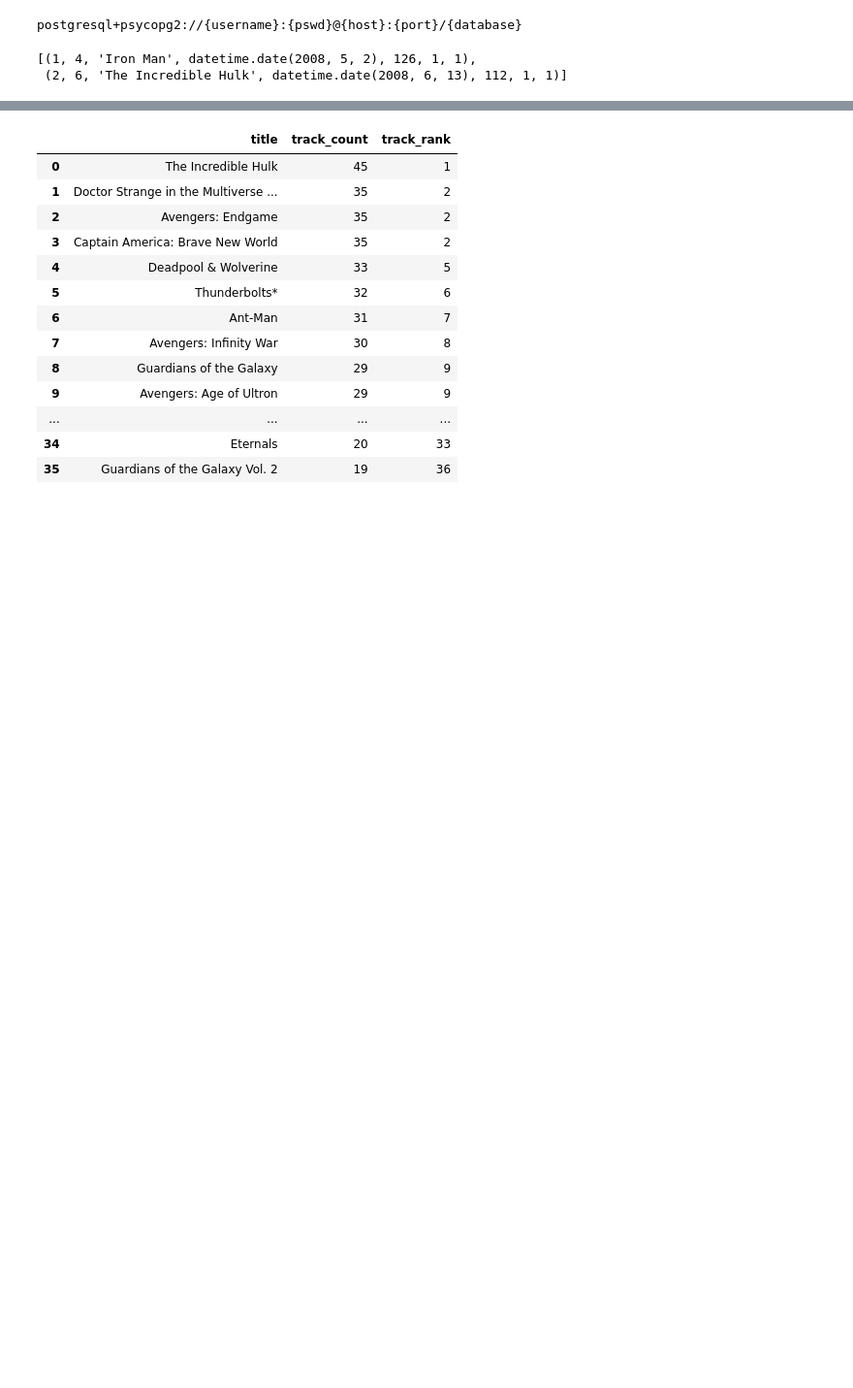
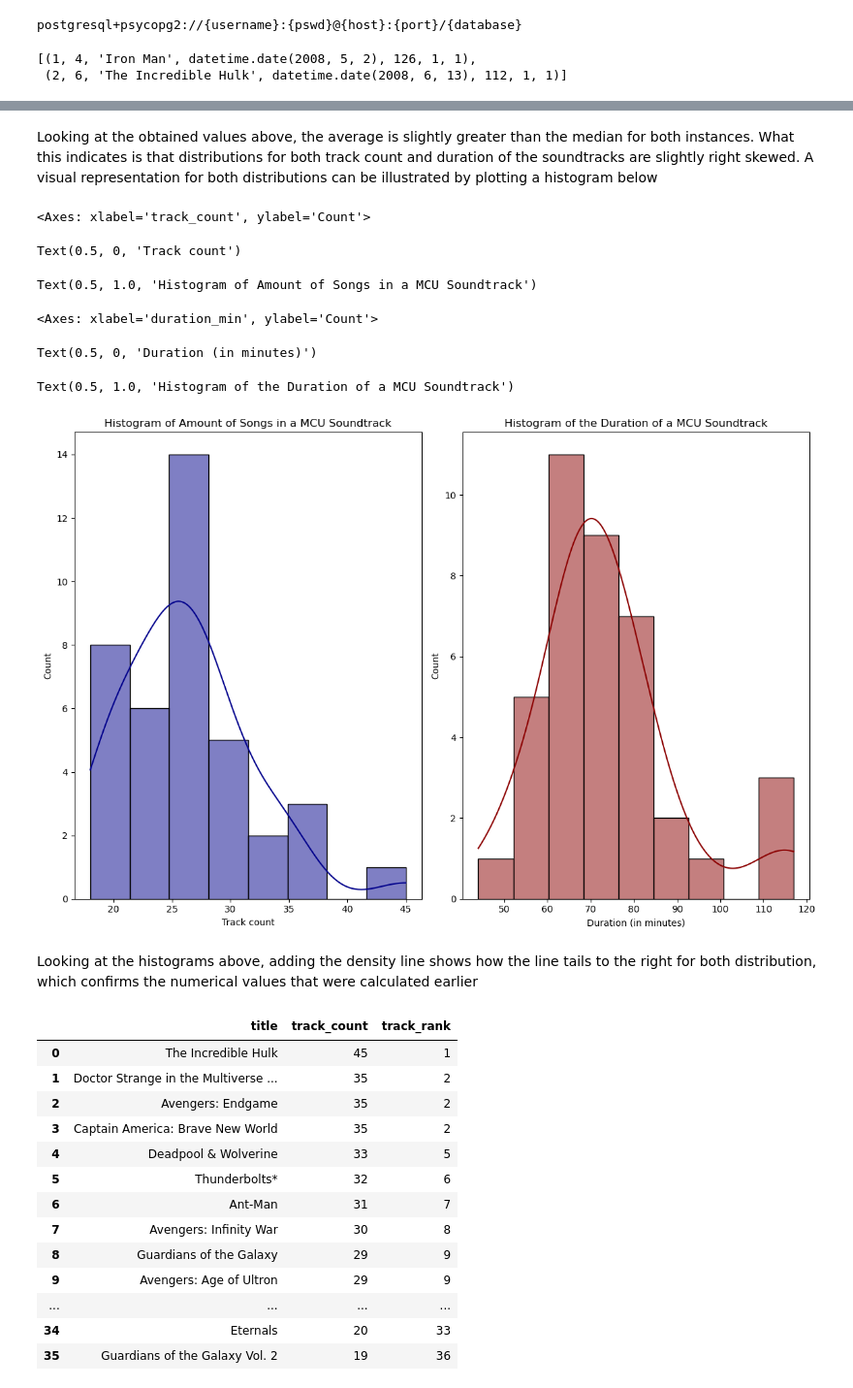
Before and after one commit to yeahaaron5/MCU_Soundtrack_Project, a Jupyter notebook: MCU_Soundtrack_PP.ipynb, the cells around one changed output, grey strips where cells are left out. Shown at 97% size. Cells and saved outputs as stored; diff of their text form; code cells hidden in the pictures; blank space fills up the shorter version.

```diff
--- a/MCU_Soundtrack_PP.ipynb
+++ b/MCU_Soundtrack_PP.ipynb
@@ -50,3 +172,37 @@ mps_data
+# %% [markdown]
+Looking at the obtained values above, the average is slightly greater than the median for both instances. What this indicates is that distributions for both track count and duration of the soundtracks are slightly right skewed. A visual representation for both distributions can be illustrated by plotting a histogram below
+# %%
+# Creating a 1x2 grid for a nice side-by-side layout
+fig, axes = plt.subplots(nrows = 1, ncols = 2, figsize=(12,8))
+
+# Plotting the track count histogram
+sns.histplot(mps_data['track_count'],
+             kde = True, # Adding the density line to show the distribution
+             color = 'darkblue',
+             ax = axes[0])
+axes[0].set_xlabel("Track count")
+axes[0].set_title("Histogram of Amount of Songs in a MCU Soundtrack")
+
+# Plotting the duration histogram
+sns.histplot(mps_data['duration_min'],
+             kde = True, # Adding the density line to show the distribution
+             color = 'darkred',
+             ax = axes[1])
+axes[1].set_xlabel("Duration (in minutes)")
+axes[1].set_title("Histogram of the Duration of a MCU Soundtrack")
+
+plt.tight_layout()
+plt.show()
+# %% [output]
+<Axes: xlabel='track_count', ylabel='Count'>
+Text(0.5, 0, 'Track count')
+Text(0.5, 1.0, 'Histogram of Amount of Songs in a MCU Soundtrack')
+<Axes: xlabel='duration_min', ylabel='Count'>
+Text(0.5, 0, 'Duration (in minutes)')
+Text(0.5, 1.0, 'Histogram of the Duration of a MCU Soundtrack')
+[figure, added]
+# %% [markdown]
+Looking at the histograms above, adding the density line shows how the line tails to the right for both distribution, which confirms the numerical values that were calculated earlier
 # %%
 # Performing a query using the RANK() function to rank the movies that had the highest amount of songs for their respective soundtrack
 track_rank_query = """SELECT title, track_count,
```
Also changed, not shown: parts of 13 cells of this notebook.
